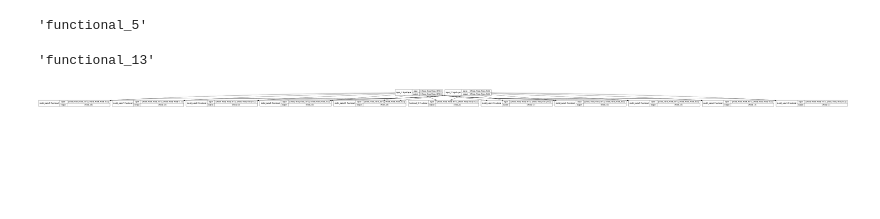
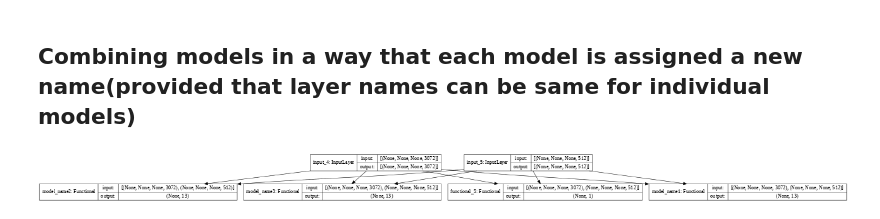
Before and after one commit to AshishGusain17/colab_notebooks, a Jupyter notebook: keras_model_combine.ipynb, the cells around one changed output. Drawn from its saved outputs; the diff is of its cells as text; code cells hidden in the pictures; blank space fills up the shorter version.

```diff
--- a/keras_model_combine.ipynb
+++ b/keras_model_combine.ipynb
@@ -236,3 +256,5 @@ for i in range(20):
+# %% [markdown]
+## Combining models in a way that each model is assigned a new name(provided that layer names can be same for individual models)
 # %%
 bin_model_15_json = open('bin_model_15_json.json', 'r')
 loaded_bin_model_15_json = bin_model_15_json.read()
@@ -240,10 +262,6 @@ bin_model_15_json.close()
 bin_model_15 = model_from_json(loaded_bin_model_15_json)
 
 # plot_model(bin_model_15, show_shapes=True, dpi=40)
-# %%
-bin_model_15.name
-# %% [output]
-'functional_5'
 # %%
 multi_model_15_json = open('multi_model_15_json.json', 'r')
 loaded_multi_model_15_json = multi_model_15_json.read()
@@ -254,43 +272,27 @@ plot_model(multi_model_15, show_shapes=True, dpi=40)
-# %%
-multi_model_15.name
-# %% [output]
-'functional_13'
 # %%
 inp1 = Input(shape = (None, None, 3072))
 inp2 = Input(shape = (None, None, 512))
 
 bin1 = bin_model_15([inp1,inp2])
 
 def load_model(num):
     temp_name = "model_name" + str(num)
     model_json = open('multi_model_15_json.json', 'r')
     loaded_model_json = model_json.read()
     model_json.close()
     comp_model = model_from_json(loaded_model_json)
     comp_model._name = temp_name
 
 
     to_combine = comp_model([inp1, inp2])
     return to_combine
 
 multi1 = load_model(1)
 multi2 = load_model(2)
 multi3 = load_model(3)
-multi4 = load_model(4)
-multi5 = load_model(5)
-multi6 = load_model(6)
-multi7 = load_model(7)
-multi8 = load_model(8)
-multi9 = load_model(9)
-multi10 = load_model(10)
-multi11 = load_model(11)
 
 
-combine_mult_model = Model(inputs=[inp1,inp2], outputs=[bin1, multi1, multi2, multi3, multi4, multi5, multi6,
-                                                              multi7, multi8, multi9, multi10])
-
-
-
+combine_mult_model = Model(inputs=[inp1,inp2], outputs=[bin1, multi1, multi2, multi3])
 plot_model(combine_mult_model,show_shapes=True, dpi=40)
 # %% [output]
-[figure, old version]
+[figure, new version]
```
Also changed, not shown: parts of 13 cells of this notebook.
